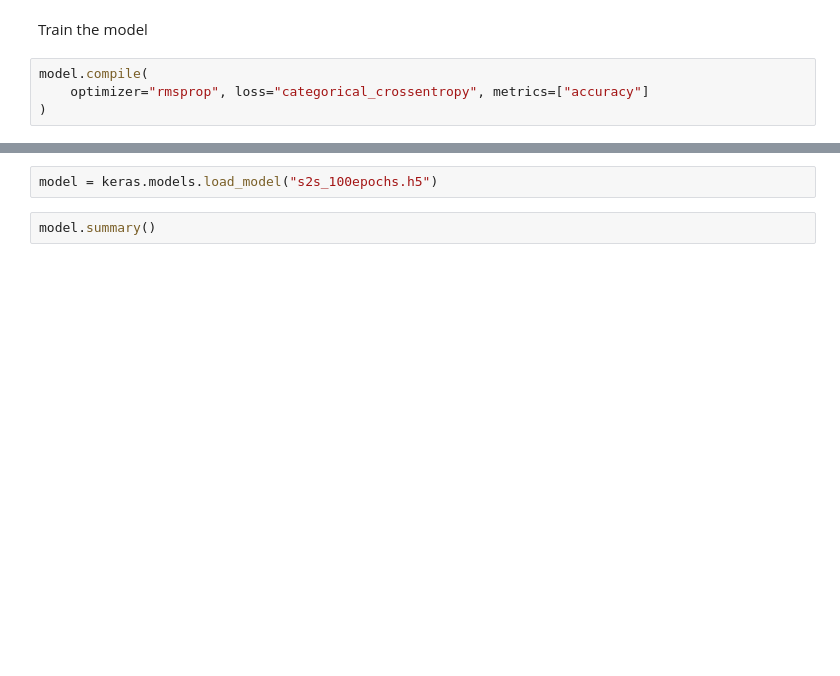
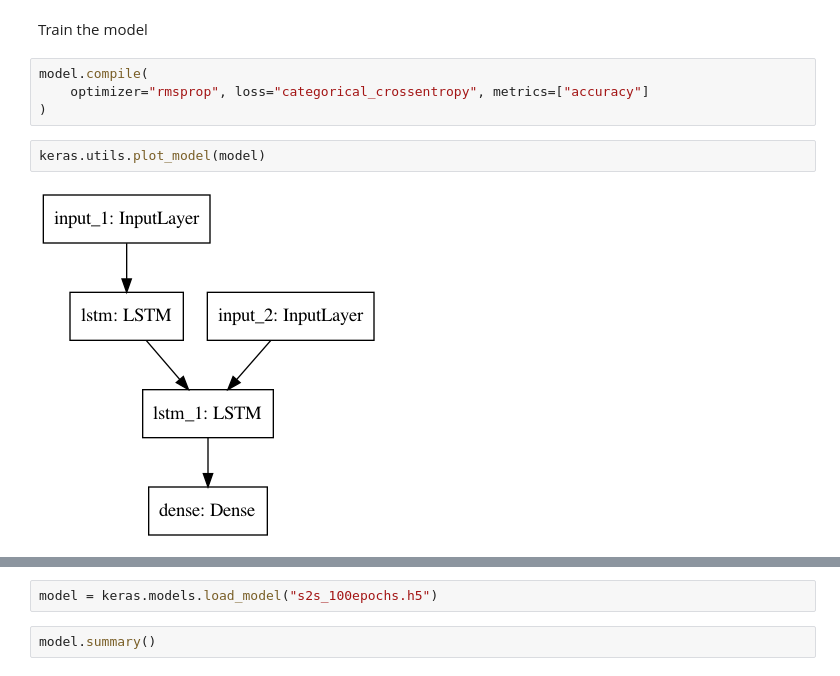
Before and after one commit to sarioz/Springboard, a Jupyter notebook: code-alongs/keras_seq2seq/keras_seq2seq.ipynb, the cells around one changed output, grey strips where cells are left out. Cells and saved outputs as stored; diff of their text form; blank space fills up the shorter version.

```diff
--- a/code-alongs/keras_seq2seq/keras_seq2seq.ipynb
+++ b/code-alongs/keras_seq2seq/keras_seq2seq.ipynb
@@ -160,6 +170,10 @@ Train the model
 model.compile(
     optimizer="rmsprop", loss="categorical_crossentropy", metrics=["accuracy"]
 )
+# %%
+keras.utils.plot_model(model)
+# %% [output]
+[figure, added]
 # %%
 model.fit(
     [encoder_input_data, decoder_input_data],
```
Also changed, not shown: parts of 18 cells of this notebook.
